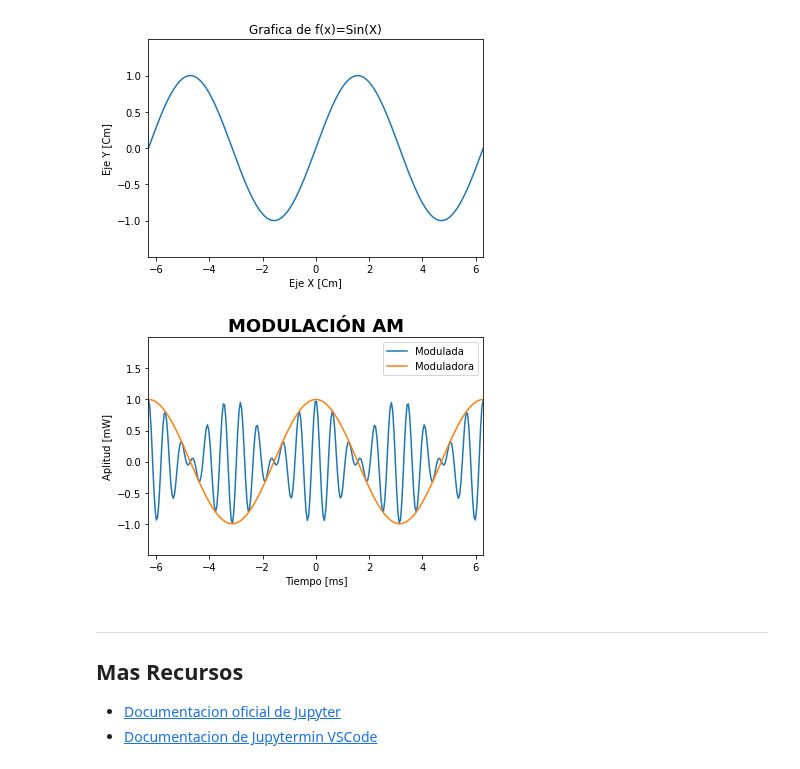
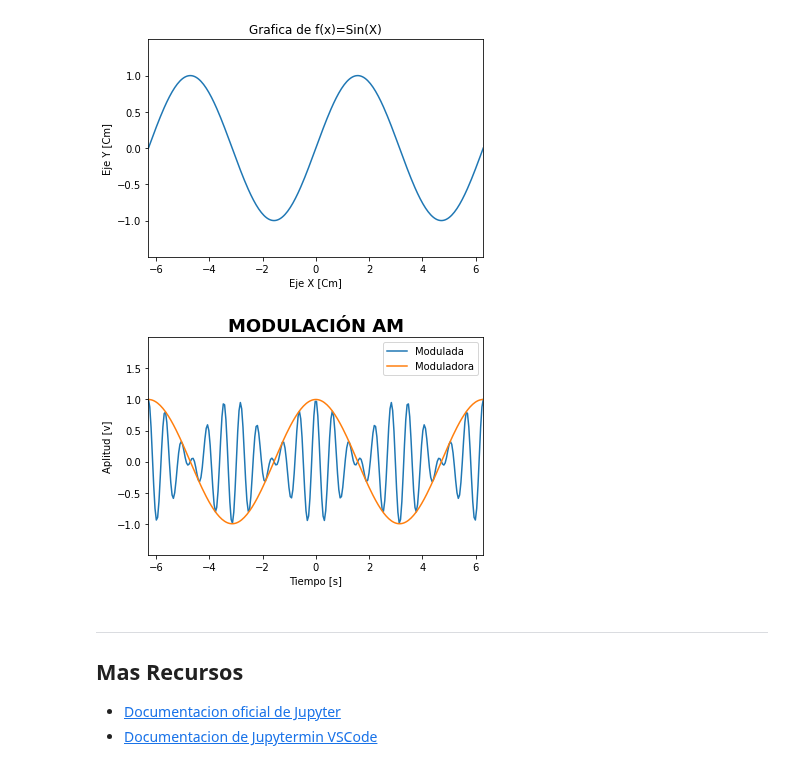
Before and after one commit to GiancarloBenavides/Metodos-Numericos, a Jupyter notebook: Jupyter/00_Jupyter.ipynb, the cells around one changed output. Drawn from its saved outputs; the diff is of its cells as text; code cells hidden in the pictures.

```diff
--- a/Jupyter/00_Jupyter.ipynb
+++ b/Jupyter/00_Jupyter.ipynb
@@ -94,18 +97,18 @@ pl.show()
 # %%
 # [Python] - Multiples Graficas
 y2 = np.cos(x)*np.cos(10*x)
 y3 = np.cos(x)
 pl.plot(x, y2, label="Modulada")
 pl.plot(x, y3, label="Moduladora")
 pl.xlim(x.min(), x.max())
 pl.ylim(y1.min()*1.5, y1.max()*2)
 pl.title("Modulación AM".upper(), fontsize=18, fontweight="bold")
-pl.xlabel("Tiempo [ms]")
-pl.ylabel("Aplitud [mW]")
+pl.xlabel("Tiempo [s]")
+pl.ylabel("Aplitud [v]")
 pl.legend()
 pl.show()
 # %% [output]
-[figure, old version]
+[figure, new version]
 # %% [markdown]
 ---
 ## Mas Recursos
```
Also changed, not shown: parts of 3 cells of this notebook, 4 other files.
